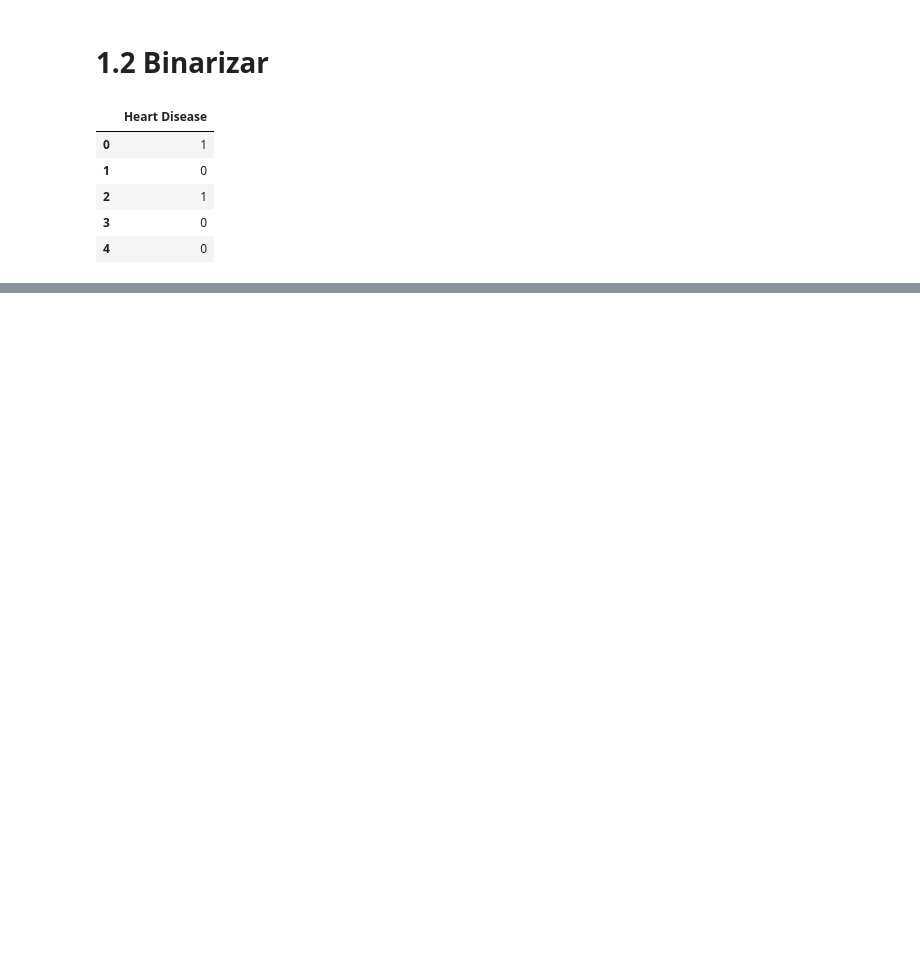
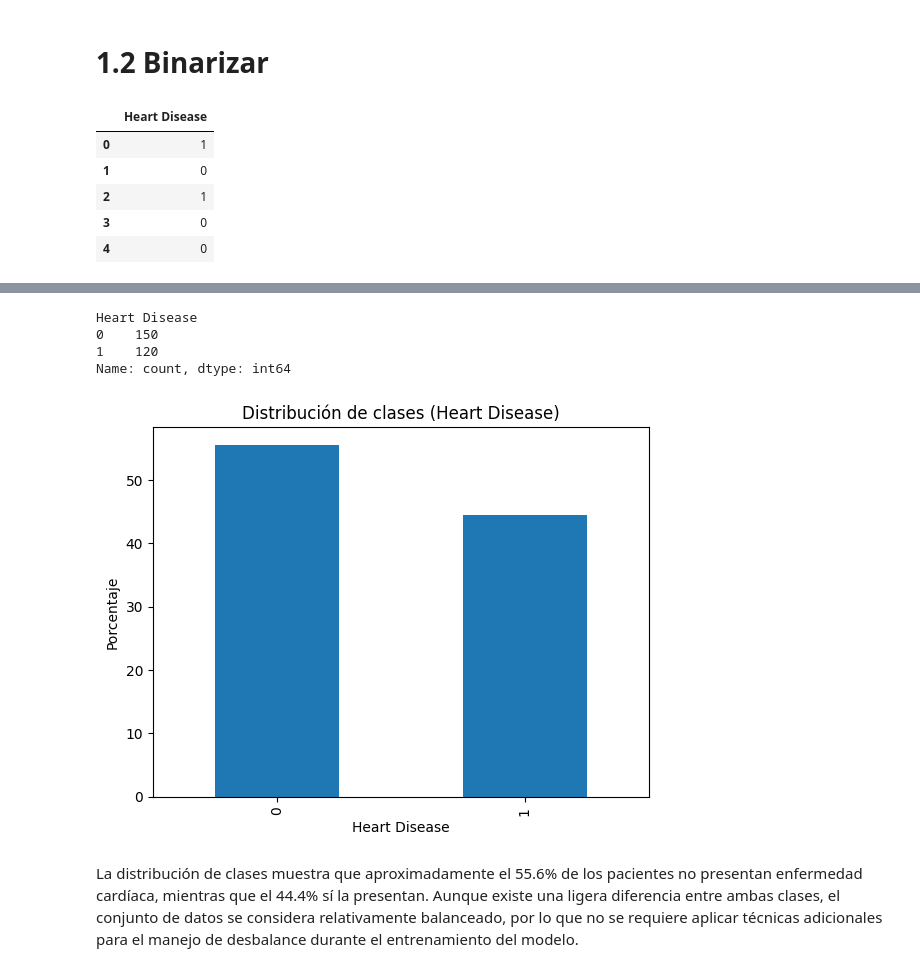
Before and after one commit to t0masespitia/Heart-Disease-Risk-Prediction-Logistic-Regression-Homework---Tomas-Espitia, a Jupyter notebook: heart_disease_lr_analysis.ipynb, the cells around one changed output, grey strips where cells are left out. Drawn from its saved outputs; the diff is of its cells as text; code cells hidden in the pictures; blank space fills up the shorter version.

```diff
--- a/heart_disease_lr_analysis.ipynb
+++ b/heart_disease_lr_analysis.ipynb
@@ -110,0 +136,20 @@ df[["Heart Disease"]].head()
+# %%
+df["Heart Disease"].value_counts()
+# %% [output]
+Heart Disease
+0    150
+1    120
+Name: count, dtype: int64
+# %%
+(df["Heart Disease"].value_counts(normalize=True) * 100).plot(kind="bar")
+plt.ylabel("Porcentaje")
+plt.title("Distribución de clases (Heart Disease)")
+plt.show()
+# %% [output]
+[figure, added]
+# %% [markdown]
+La distribución de clases muestra que aproximadamente el 55.6% de los pacientes no
+presentan enfermedad cardíaca, mientras que el 44.4% sí la presentan. Aunque existe
+una ligera diferencia entre ambas clases, el conjunto de datos se considera
+relativamente balanceado, por lo que no se requiere aplicar técnicas adicionales
+para el manejo de desbalance durante el entrenamiento del modelo.
```
Also changed, not shown: parts of 15 cells of this notebook.
